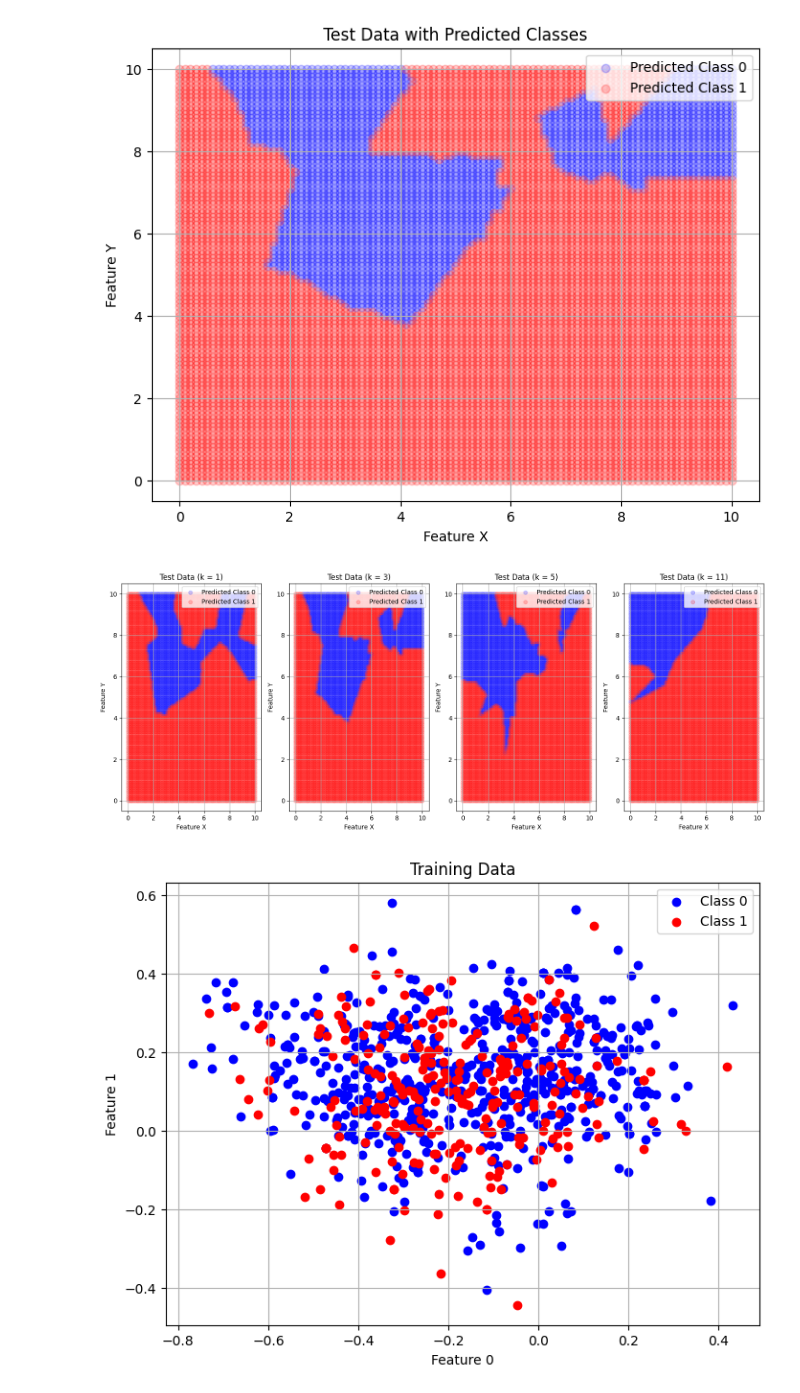
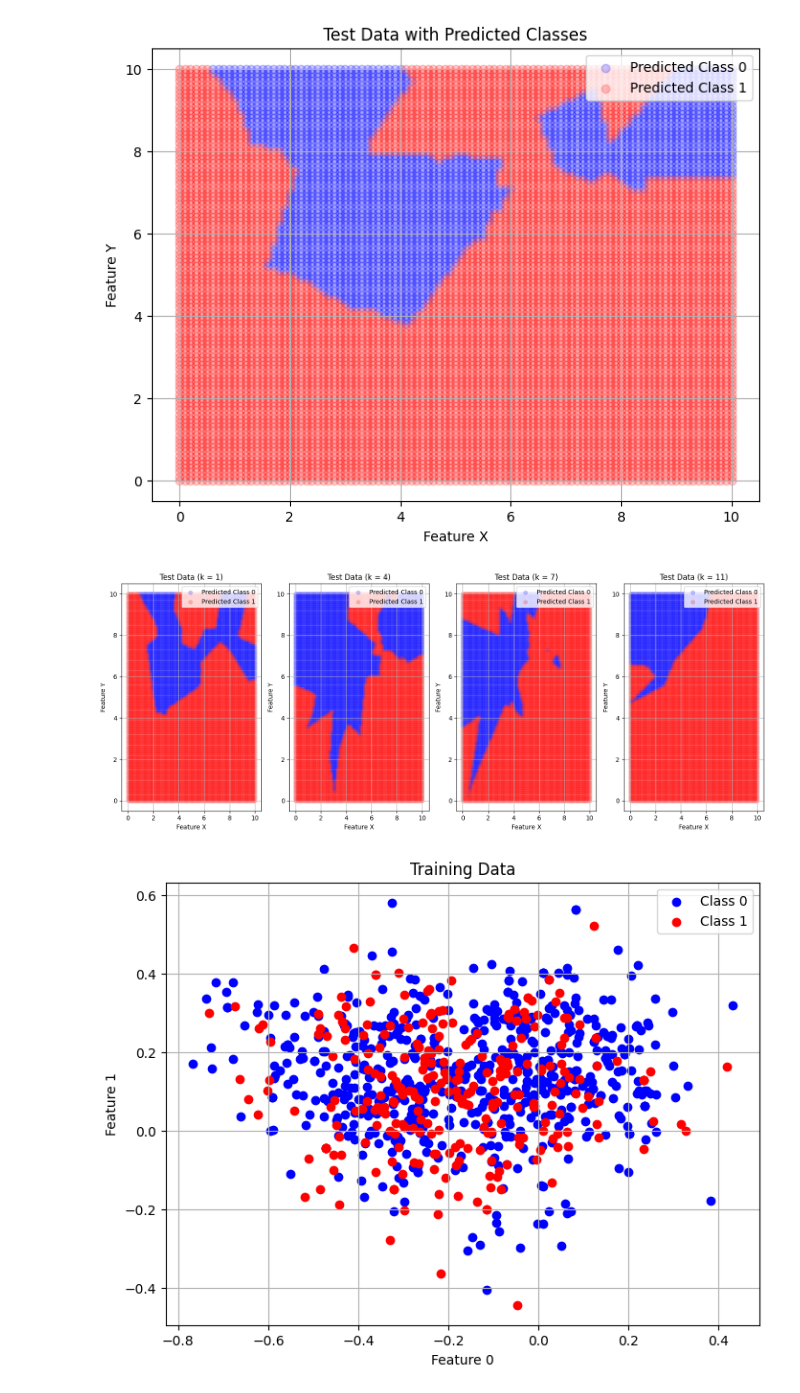
Before and after one commit to sripriyakonjarla/Machine_Learning, a Jupyter notebook: lab_session_4.ipynb, the cells around one changed output. Cells and saved outputs as stored; diff of their text form; code cells hidden in the pictures.

```diff
--- a/lab_session_4.ipynb
+++ b/lab_session_4.ipynb
@@ -132,29 +132,29 @@ plt.show()
 # %%
 x1, x2 = np.meshgrid(np.arange(0, 10.1, 0.1), np.arange(0, 10.1, 0.1))
 Xtest = np.c_[x1.ravel(), x2.ravel()]
 
-k_values = [1, 3, 5,11]
+k_values = [1, 4, 7,11]
 
 fig, axes = plt.subplots(1, len(k_values), figsize=(15, 6))
 
 for i, k in enumerate(k_values):
   knn = KNeighborsClassifier(n_neighbors=k)
   knn.fit(Xtrain, ytrain)
 
   ypred = knn.predict(Xtest)
 
 
   axes[i].scatter(Xtest[ypred == 0][:, 0], Xtest[ypred == 0][:, 1], color='blue', alpha=0.2, label='Predicted Class 0')
   axes[i].scatter(Xtest[ypred == 1][:, 0], Xtest[ypred == 1][:, 1], color='red', alpha=0.2, label='Predicted Class 1')
   axes[i].set_title(f'Test Data (k = {k})')
   axes[i].set_xlabel('Feature X')
   axes[i].set_ylabel('Feature Y')
   axes[i].legend()
   axes[i].grid(True)
 plt.tight_layout()
 plt.show()
 # %% [output]
-[figure, old version]
+[figure, new version]
 # %%
 import numpy as np
 import matplotlib.pyplot as plt
```
Also changed, not shown: parts of 2 cells of this notebook.
